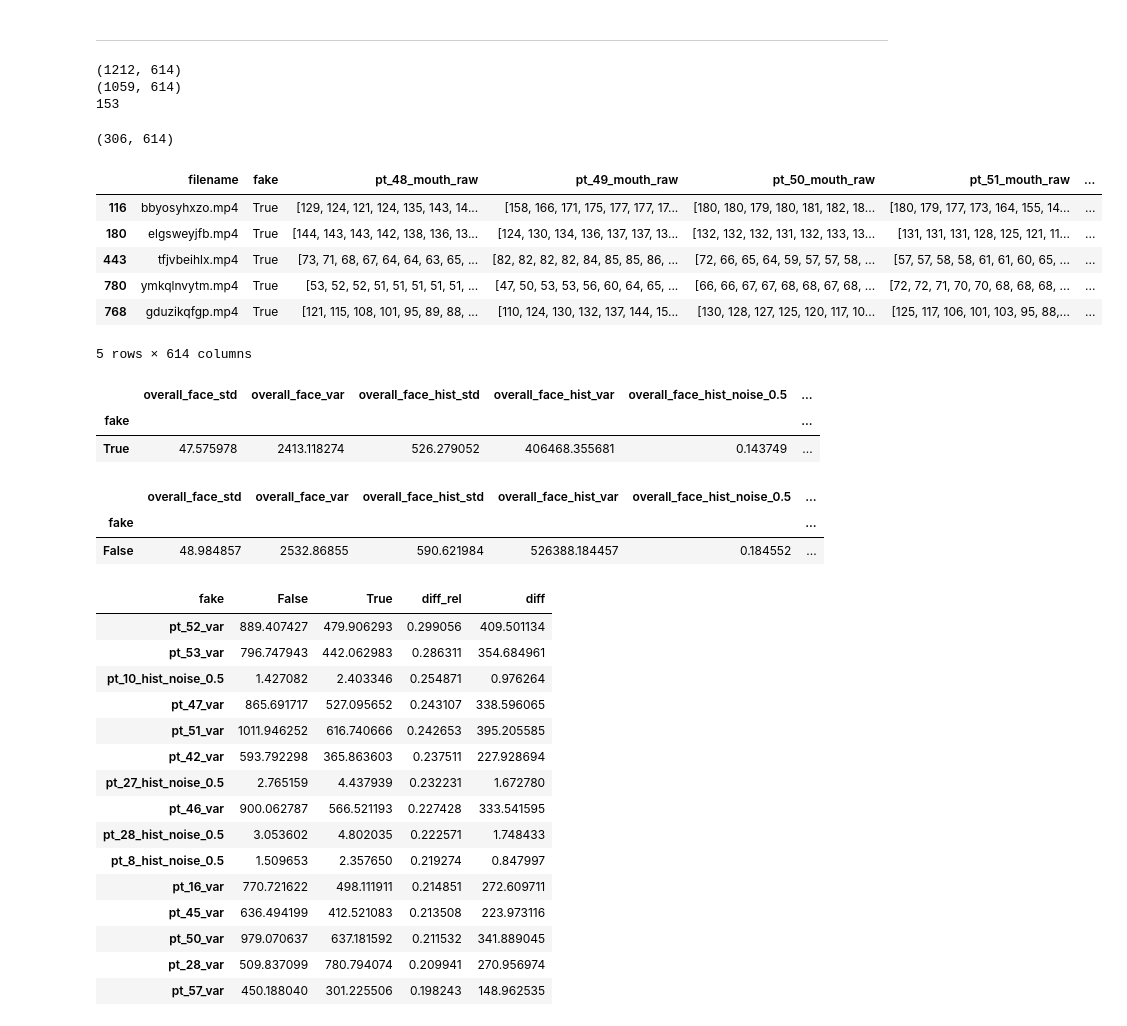
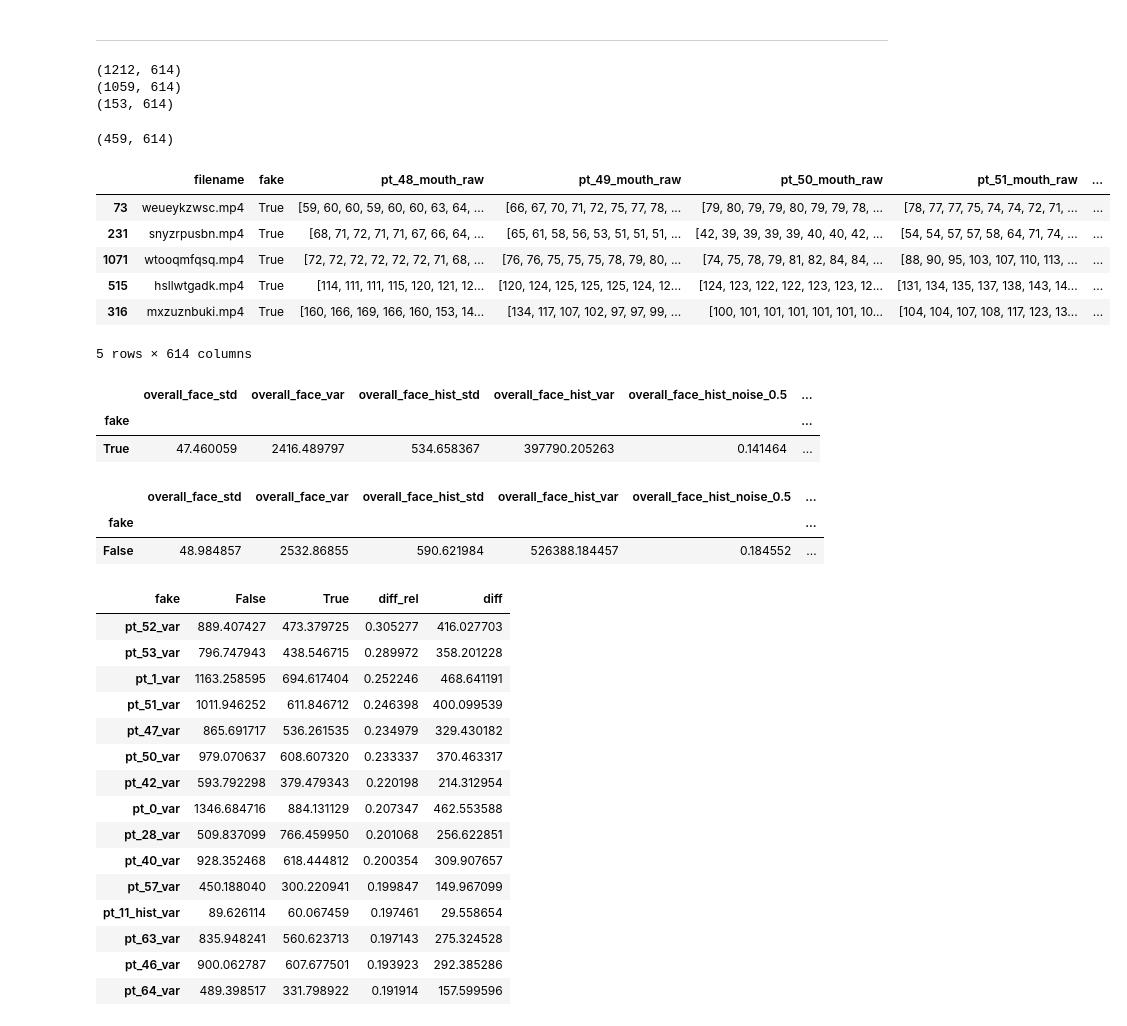
Before and after one commit to Trickster2038/BmstuDeepFake, a Jupyter notebook: notebook.ipynb, the cells around one changed output. Drawn from its saved outputs; the diff is of its cells as text; code cells hidden in the pictures.

```diff
--- a/notebook.ipynb
+++ b/notebook.ipynb
@@ -134,30 +134,32 @@ df.to_json("../df_total_2_enriched.json")
 # Main processing
 # %% [markdown]
 <hr>
+# %%
+df_ = pd.read_json("../df_total_2_enriched.json")
 # %%
-print(df.shape)
-print(df[df.fake==True].shape)
-print(df[df.fake==False].shape)
+print(df_.shape)
+print(df_[df_.fake==True].shape)
+print(df_[df_.fake==False].shape)
 # %% [output]
 (1212, 614)
 (1059, 614)
-153
+(153, 614)
 # %%
 df = pd.concat([
-    df[df.fake==True].sample(
-        df[df.fake==False].shape[0]),
-    df[df.fake==False]
+    df_[df_.fake==True].sample(
+        df_[df_.fake==False].shape[0]*2),
+    df_[df_.fake==False]
 ])
 print(df.shape)
 df.head()
 # %% [output]
-(306, 614)
+(459, 614)
 |  | filename | fake | pt_48_mouth_raw | pt_49_mouth_raw | pt_50_mouth_raw | pt_51_mouth_raw | ... |
-| 116 | bbyosyhxzo.mp4 | True | [129, 124, 121, 124, 135, 143, 14... | [158, 166, 171, 175, 177, 177, 17... | [180, 180, 179, 180, 181, 182, 18... | [180, 179, 177, 173, 164, 155, 14... | ... |
-| 180 | elgsweyjfb.mp4 | True | [144, 143, 143, 142, 138, 136, 13... | [124, 130, 134, 136, 137, 137, 13... | [132, 132, 132, 131, 132, 133, 13... | [131, 131, 131, 128, 125, 121, 11... | ... |
-| 443 | tfjvbeihlx.mp4 | True | [73, 71, 68, 67, 64, 64, 63, 65, ... | [82, 82, 82, 82, 84, 85, 85, 86, ... | [72, 66, 65, 64, 59, 57, 57, 58, ... | [57, 57, 58, 58, 61, 61, 60, 65, ... | ... |
-| 780 | ymkqlnvytm.mp4 | True | [53, 52, 52, 51, 51, 51, 51, 51, ... | [47, 50, 53, 53, 56, 60, 64, 65, ... | [66, 66, 67, 67, 68, 68, 67, 68, ... | [72, 72, 71, 70, 70, 68, 68, 68, ... | ... |
-| 768 | gduzikqfgp.mp4 | True | [121, 115, 108, 101, 95, 89, 88, ... | [110, 124, 130, 132, 137, 144, 15... | [130, 128, 127, 125, 120, 117, 10... | [125, 117, 106, 101, 103, 95, 88,... | ... |
+| 73 | weueykzwsc.mp4 | True | [59, 60, 60, 59, 60, 60, 63, 64, ... | [66, 67, 70, 71, 72, 75, 77, 78, ... | [79, 80, 79, 79, 80, 79, 79, 78, ... | [78, 77, 77, 75, 74, 74, 72, 71, ... | ... |
+| 231 | snyzrpusbn.mp4 | True | [68, 71, 72, 71, 71, 67, 66, 64, ... | [65, 61, 58, 56, 53, 51, 51, 51, ... | [42, 39, 39, 39, 39, 40, 40, 42, ... | [54, 54, 57, 57, 58, 64, 71, 74, ... | ... |
+| 1071 | wtooqmfqsq.mp4 | True | [72, 72, 72, 72, 72, 72, 71, 68, ... | [76, 76, 75, 75, 75, 78, 79, 80, ... | [74, 75, 78, 79, 81, 82, 84, 84, ... | [88, 90, 95, 103, 107, 110, 113, ... | ... |
+| 515 | hsllwtgadk.mp4 | True | [114, 111, 111, 115, 120, 121, 12... | [120, 124, 125, 125, 125, 124, 12... | [124, 123, 122, 122, 123, 123, 12... | [131, 134, 135, 137, 138, 143, 14... | ... |
+| 316 | mxzuznbuki.mp4 | True | [160, 166, 169, 166, 160, 153, 14... | [134, 117, 107, 102, 97, 97, 99, ... | [100, 101, 101, 101, 101, 101, 10... | [104, 104, 107, 108, 117, 123, 13... | ... |
 5 rows × 614 columns
 # %%
 df_fakes_compact = df[df.fake==True].filter(regex='^(.(?!(raw)))*$', axis=1) \
@@ -172,7 +174,7 @@ df_fakes_reduced.filter(like='face', axis=1)
 # %% [output]
 |  | overall_face_std | overall_face_var | overall_face_hist_std | overall_face_hist_var | overall_face_hist_noise_0.5 | ... |
 | fake |  |  |  |  |  | ... |
-| True | 47.575978 | 2413.118274 | 526.279052 | 406468.355681 | 0.143749 | ... |
+| True | 47.460059 | 2416.489797 | 534.658367 | 397790.205263 | 0.141464 | ... |
 # %%
 df_real_compact = df[df.fake==False].filter(regex='^(.(?!(raw)))*$', axis=1) \
                                     .filter(regex='^(.(?!(ake)))*$', axis=1) \
@@ -197,21 +199,21 @@ df_compare = df_compare.sort_values(by=['diff_rel'], ascending=False)
 df_compare.head(15)
 # %% [output]
 | fake | False | True | diff_rel | diff |
-| pt_52_var | 889.407427 | 479.906293 | 0.299056 | 409.501134 |
-| pt_53_var | 796.747943 | 442.062983 | 0.286311 | 354.684961 |
-| pt_10_hist_noise_0.5 | 1.427082 | 2.403346 | 0.254871 | 0.976264 |
-| pt_47_var | 865.691717 | 527.095652 | 0.243107 | 338.596065 |
-| pt_51_var | 1011.946252 | 616.740666 | 0.242653 | 395.205585 |
-| pt_42_var | 593.792298 | 365.863603 | 0.237511 | 227.928694 |
-| pt_27_hist_noise_0.5 | 2.765159 | 4.437939 | 0.232231 | 1.672780 |
-| pt_46_var | 900.062787 | 566.521193 | 0.227428 | 333.541595 |
-| pt_28_hist_noise_0.5 | 3.053602 | 4.802035 | 0.222571 | 1.748433 |
-| pt_8_hist_noise_0.5 | 1.509653 | 2.357650 | 0.219274 | 0.847997 |
-| pt_16_var | 770.721622 | 498.111911 | 0.214851 | 272.609711 |
-| pt_45_var | 636.494199 | 412.521083 | 0.213508 | 223.973116 |
-| pt_50_var | 979.070637 | 637.181592 | 0.211532 | 341.889045 |
-| pt_28_var | 509.837099 | 780.794074 | 0.209941 | 270.956974 |
-| pt_57_var | 450.188040 | 301.225506 | 0.198243 | 148.962535 |
+| pt_52_var | 889.407427 | 473.379725 | 0.305277 | 416.027703 |
+| pt_53_var | 796.747943 | 438.546715 | 0.289972 | 358.201228 |
+| pt_1_var | 1163.258595 | 694.617404 | 0.252246 | 468.641191 |
+| pt_51_var | 1011.946252 | 611.846712 | 0.246398 | 400.099539 |
+| pt_47_var | 865.691717 | 536.261535 | 0.234979 | 329.430182 |
+| pt_50_var | 979.070637 | 608.607320 | 0.233337 | 370.463317 |
+| pt_42_var | 593.792298 | 379.479343 | 0.220198 | 214.312954 |
+| pt_0_var | 1346.684716 | 884.131129 | 0.207347 | 462.553588 |
+| pt_28_var | 509.837099 | 766.459950 | 0.201068 | 256.622851 |
+| pt_40_var | 928.352468 | 618.444812 | 0.200354 | 309.907657 |
+| pt_57_var | 450.188040 | 300.220941 | 0.199847 | 149.967099 |
+| pt_11_hist_var | 89.626114 | 60.067459 | 0.197461 | 29.558654 |
+| pt_63_var | 835.948241 | 560.623713 | 0.197143 | 275.324528 |
+| pt_46_var | 900.062787 | 607.677501 | 0.193923 | 292.385286 |
+| pt_64_var | 489.398517 | 331.798922 | 0.191914 | 157.599596 |
 # %%
 df_fakes_std = pd.DataFrame(df_fakes_compact.std()).T
 df_fakes_std['fake'] = True
```
Also changed, not shown: parts of 13 cells of this notebook.
